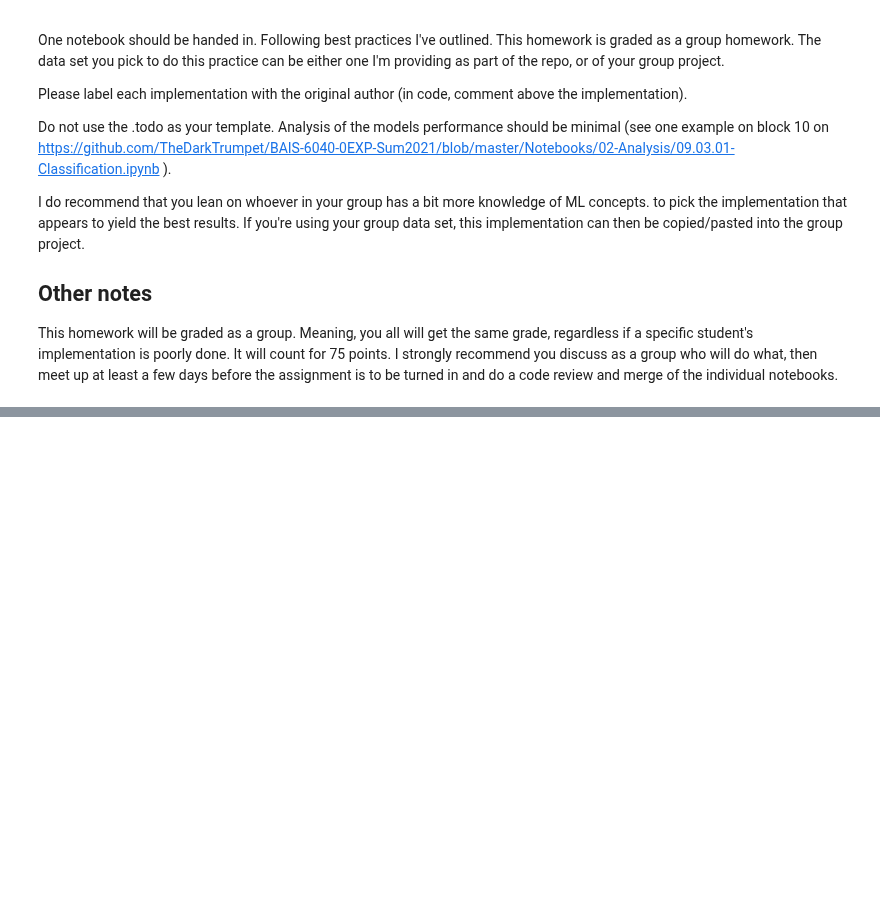
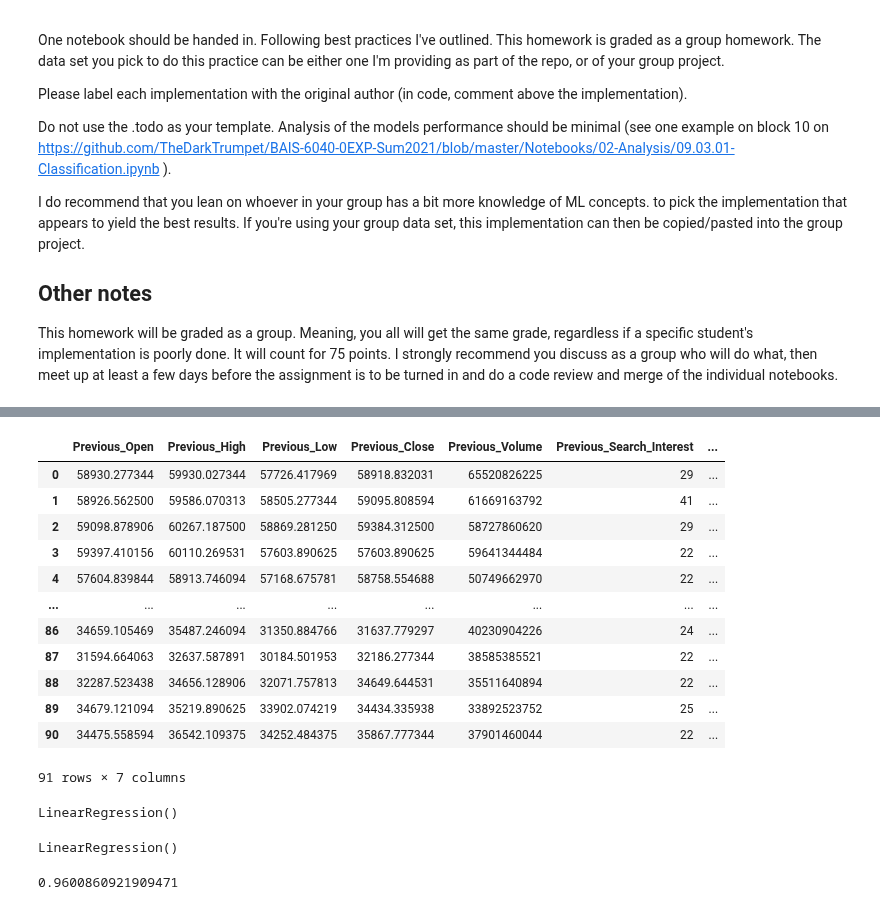
Before and after one commit to atlas125gev/StockProject, a Jupyter notebook: Homework7/Homework7.Andrew.ipynb, the cells around one changed output, grey strips where cells are left out. Saved outputs shown, nothing was run; the diff lists cells and outputs as text; code cells hidden in the pictures; blank space fills up the shorter version.

```diff
--- a/Homework7/Homework7.Andrew.ipynb
+++ b/Homework7/Homework7.Andrew.ipynb
@@ -129,0 +138,19 @@ memory usage: 7.4+ KB
+# %%
+#columns = ["Open", "High", "Low", "Close", "Search Interest", "Interest Points Away From Mean", "Price Increase Points", "Price Increase"]
+columns = ["Previous_Open", "Previous_High", "Previous_Low", "Previous_Close", "Previous_Volume", "Previous_Search_Interest", "Close"]
+mergedStockPrice = mergedStockPrice[columns]
+mergedStockPrice
+# %% [output]
+|  | Previous_Open | Previous_High | Previous_Low | Previous_Close | Previous_Volume | Previous_Search_Interest | ... |
+| 0 | 58930.277344 | 59930.027344 | 57726.417969 | 58918.832031 | 65520826225 | 29 | ... |
+| 1 | 58926.562500 | 59586.070313 | 58505.277344 | 59095.808594 | 61669163792 | 41 | ... |
+| 2 | 59098.878906 | 60267.187500 | 58869.281250 | 59384.312500 | 58727860620 | 29 | ... |
+| 3 | 59397.410156 | 60110.269531 | 57603.890625 | 57603.890625 | 59641344484 | 22 | ... |
+| 4 | 57604.839844 | 58913.746094 | 57168.675781 | 58758.554688 | 50749662970 | 22 | ... |
+| ... | ... | ... | ... | ... | ... | ... | ... |
+| 86 | 34659.105469 | 35487.246094 | 31350.884766 | 31637.779297 | 40230904226 | 24 | ... |
+| 87 | 31594.664063 | 32637.587891 | 30184.501953 | 32186.277344 | 38585385521 | 22 | ... |
+| 88 | 32287.523438 | 34656.128906 | 32071.757813 | 34649.644531 | 35511640894 | 22 | ... |
+| 89 | 34679.121094 | 35219.890625 | 33902.074219 | 34434.335938 | 33892523752 | 25 | ... |
+| 90 | 34475.558594 | 36542.109375 | 34252.484375 | 35867.777344 | 37901460044 | 22 | ... |
+91 rows × 7 columns
@@ -129,0 +166,13 @@ memory usage: 7.4+ KB
+# %%
+lr = LinearRegression()
+lr
+# %% [output]
+LinearRegression()
+# %%
+lr.fit(X_train, y_train)
+# %% [output]
+LinearRegression()
+# %%
+lr.score(X_train, y_train)
+# %% [output]
+0.9600860921909471
```
Also changed, not shown: parts of 27 cells of this notebook.
